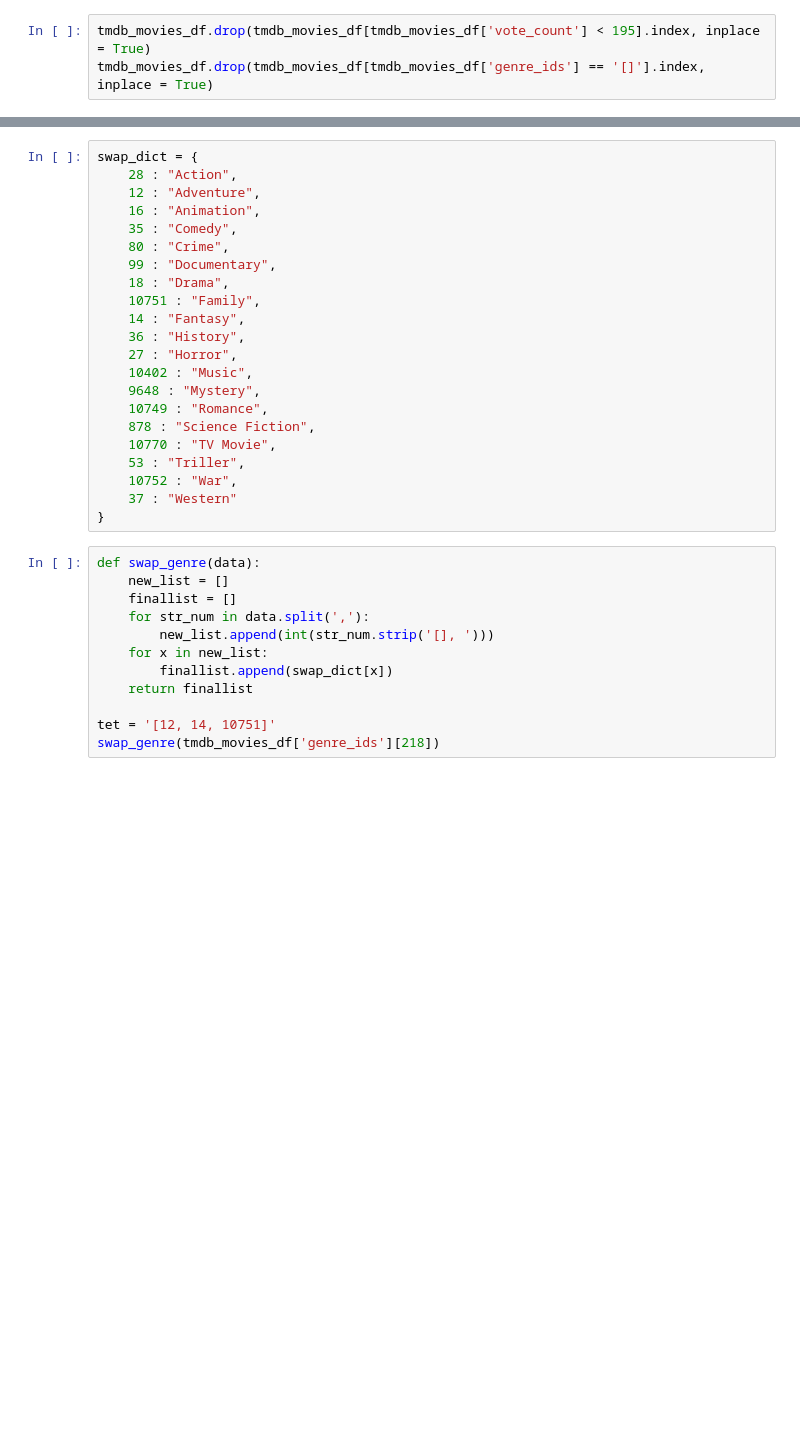
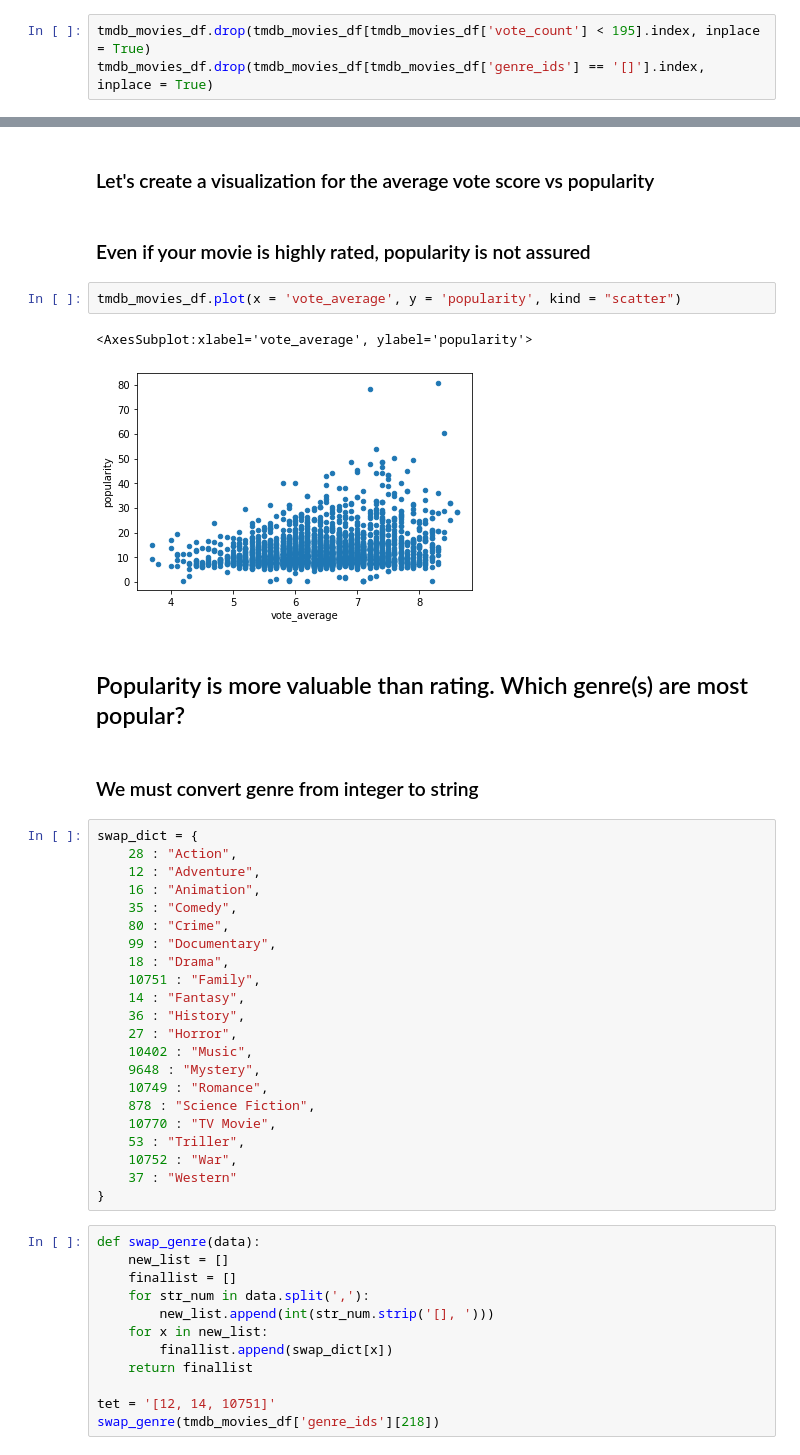
Before and after one commit to learn-co-curriculum/dsc-phase-1-project-v2-4, a Jupyter notebook: student.ipynb, the cells around one changed output, grey strips where cells are left out. Saved outputs shown, nothing was run; the diff lists cells and outputs as text; blank space fills up the shorter version.

```diff
--- a/student.ipynb
+++ b/student.ipynb
@@ -235,3 +288,16 @@ tmdb_movies_df.corr(method = 'pearson')
+# %% [markdown]
+### Let's create a visualization for the average vote score vs popularity
+# %% [markdown]
+### Even if your movie is highly rated, popularity is not assured
+# %%
+tmdb_movies_df.plot(x = 'vote_average', y = 'popularity', kind = "scatter")
+# %% [output]
+<AxesSubplot:xlabel='vote_average', ylabel='popularity'>
+[figure, added]
+# %% [markdown]
+## Popularity is more valuable than rating. Which genre(s) are most popular?
+# %% [markdown]
+### We must convert genre from integer to string
 # %%
 swap_dict = {
     28 : "Action",
```
Also changed, not shown: parts of 86 cells of this notebook.
